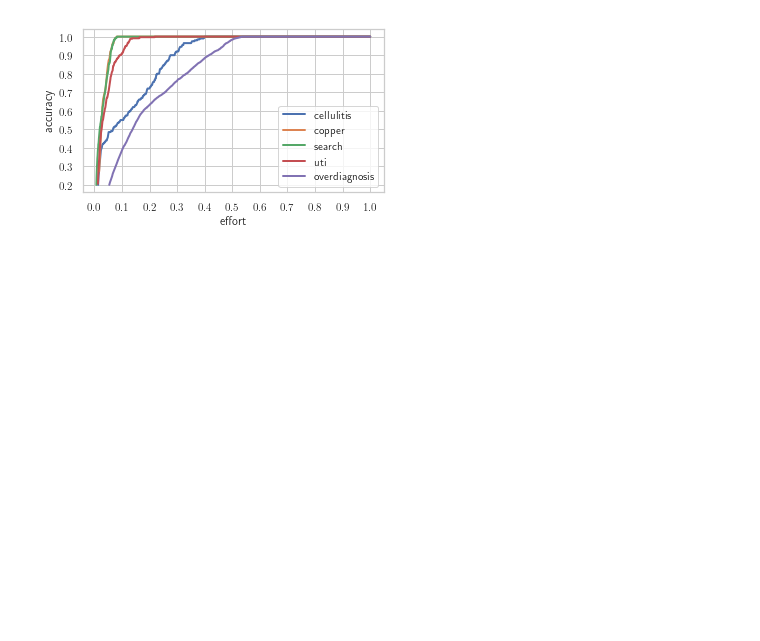
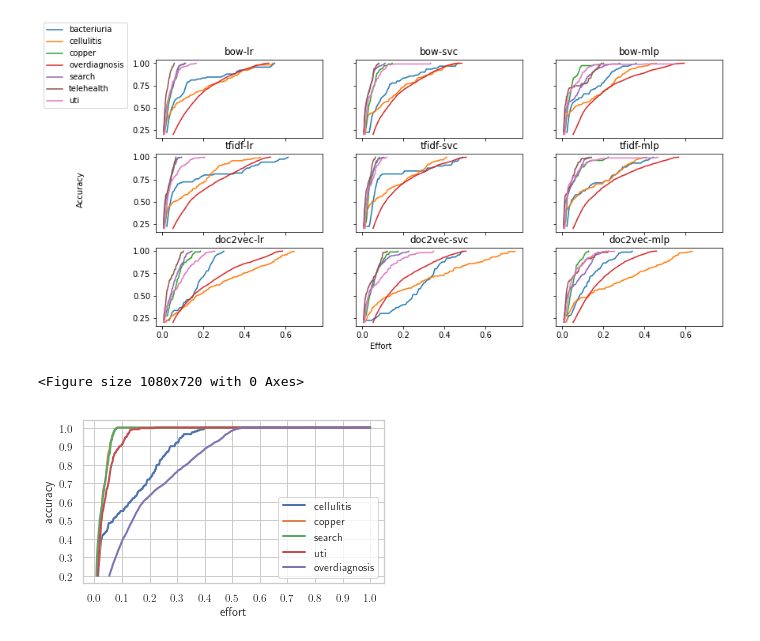
Before and after one commit to connorf25/automated-screening, a Jupyter notebook: stats-analysis.ipynb, the cells around one changed output. Cells and saved outputs as stored; diff of their text form; code cells hidden in the pictures; blank space fills up the shorter version.

Commit message:
analysis: All basic compared on one graph

```diff
--- a/stats-analysis.ipynb
+++ b/stats-analysis.ipynb
@@ -116,6 +116,49 @@ def effort_accuracy_plot(name, method, show_all=True, plot=plt):
     plt.xlabel("effort")
     plt.ylabel("accuracy")
     plot.plot(effort, avg_accuracy, label=name, linewidth=2)
+# %%
+import matplotlib.pyplot as plt
+import pandas as pd
+from ast import literal_eval
+import numpy as np
+from itertools import zip_longest
+
+# Create nine polar axes and access them through the returned array
+fig, axs = plt.subplots(3, 3, sharex=True, sharey=True)
+# fig.set_size_inches(w=5.39749, h=3)
+fig.set_size_inches(w=12, h=6)
+# Set common labels
+fig.text(0.5, 0.04, 'Effort', ha='center', va='center')
+fig.text(0.06, 0.5, 'Accuracy', ha='center', va='center', rotation='vertical')
+
+embeddings=["bow", "tfidf", "doc2vec"]
+classifiers=["lr", "svc", "mlp"]
+datasets = ["bacteriuria", "cellulitis", "copper", "overdiagnosis", "search", "telehealth", "uti"]
+
+for i, embedding in enumerate(embeddings):
+	for j, classifier in enumerate(classifiers):
+		for dataset in datasets:
+			model = embedding + "-" + classifier
+			stats_df = pd.read_csv("stats/stats-" + dataset + "-" + model + ".csv")
+			# Convert csv lists to actual lists
+			stats_df.effort = stats_df.effort.apply(literal_eval)
+			stats_df.accuracy = stats_df.accuracy.apply(literal_eval)
+			# Find longest effort array
+			effort = max(stats_df.effort, key=len)
+			# Average all accuracy data points over the 10 iterations
+			avg_accuracy = np.nanmean(np.array(list(zip_longest(*stats_df.accuracy, fillvalue=1)),dtype=float), axis=1).tolist()
+			axs[i,j].plot(effort, avg_accuracy, label=dataset, linewidth=1.5)
+			axs[i,j].set_title(model)
+
+handles, labels = axs[0,0].get_legend_handles_labels()
+fig.legend(handles, labels, bbox_to_anchor=(0,1),loc='upper left')
+plt.subplots_adjust(left=0.17, bottom=0.1, right=1)
+
+plt.figure(figsize=(15,10))
+plt.show()
+# %% [output]
+[figure, added]
+<Figure size 1080x720 with 0 Axes>
 # %%
 plot_all("simple", True)
 # plt.savefig('../honours/advanced-topics-c/assets/all_plot.pgf')
```
